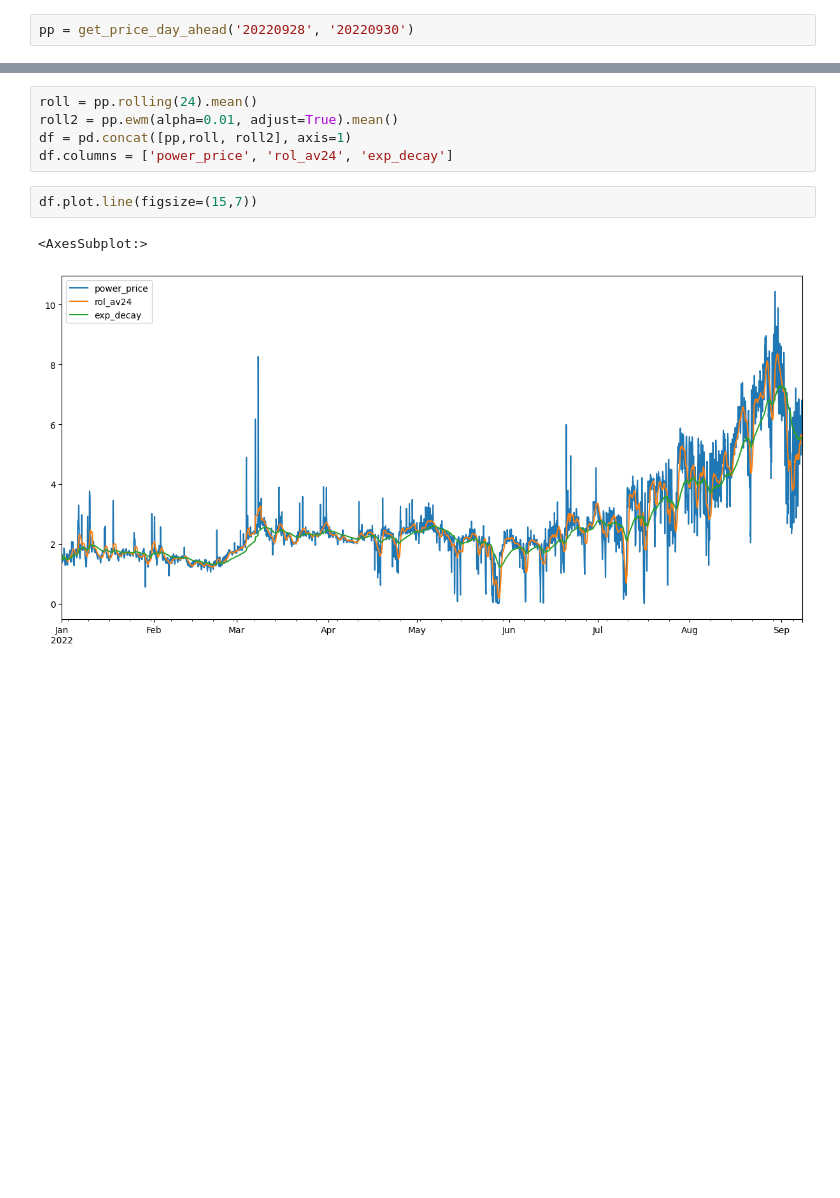
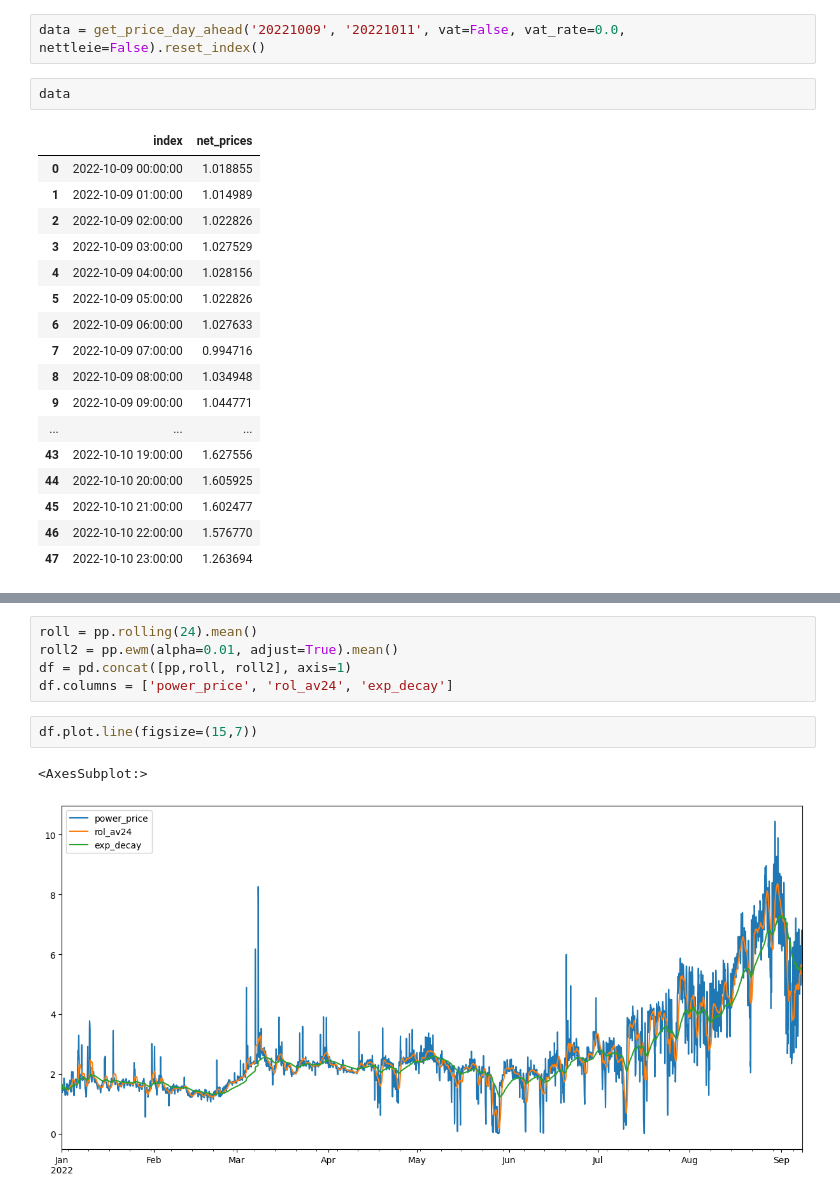
Before and after one commit to bwatremetz/data_api, a Jupyter notebook: test.ipynb, the cells around one changed output, grey strips where cells are left out. Cells and saved outputs as stored; diff of their text form; blank space fills up the shorter version.

```diff
--- a/test.ipynb
+++ b/test.ipynb
@@ -15,5 +19,25 @@ from app.power_model.price_model import get_price_day_ahead, get_price_day_ahead
-# %%
-pp = get_price_day_ahead('20220928', '20220930')
+# %%
+data = get_price_day_ahead('20221009', '20221011', vat=False, vat_rate=0.0, nettleie=False).reset_index()
+# %%
+data
+# %% [output]
+|  | index | net_prices |
+| 0 | 2022-10-09 00:00:00 | 1.018855 |
+| 1 | 2022-10-09 01:00:00 | 1.014989 |
+| 2 | 2022-10-09 02:00:00 | 1.022826 |
+| 3 | 2022-10-09 03:00:00 | 1.027529 |
+| 4 | 2022-10-09 04:00:00 | 1.028156 |
+| 5 | 2022-10-09 05:00:00 | 1.022826 |
+| 6 | 2022-10-09 06:00:00 | 1.027633 |
+| 7 | 2022-10-09 07:00:00 | 0.994716 |
+| 8 | 2022-10-09 08:00:00 | 1.034948 |
+| 9 | 2022-10-09 09:00:00 | 1.044771 |
+| ... | ... | ... |
+| 43 | 2022-10-10 19:00:00 | 1.627556 |
+| 44 | 2022-10-10 20:00:00 | 1.605925 |
+| 45 | 2022-10-10 21:00:00 | 1.602477 |
+| 46 | 2022-10-10 22:00:00 | 1.576770 |
+| 47 | 2022-10-10 23:00:00 | 1.263694 |
 # %%
 pp.reset_index().to_json(orient='records', date_format='iso')
 # %% [output]
```
Also changed, not shown: parts of 7 cells of this notebook, 4 other files.
